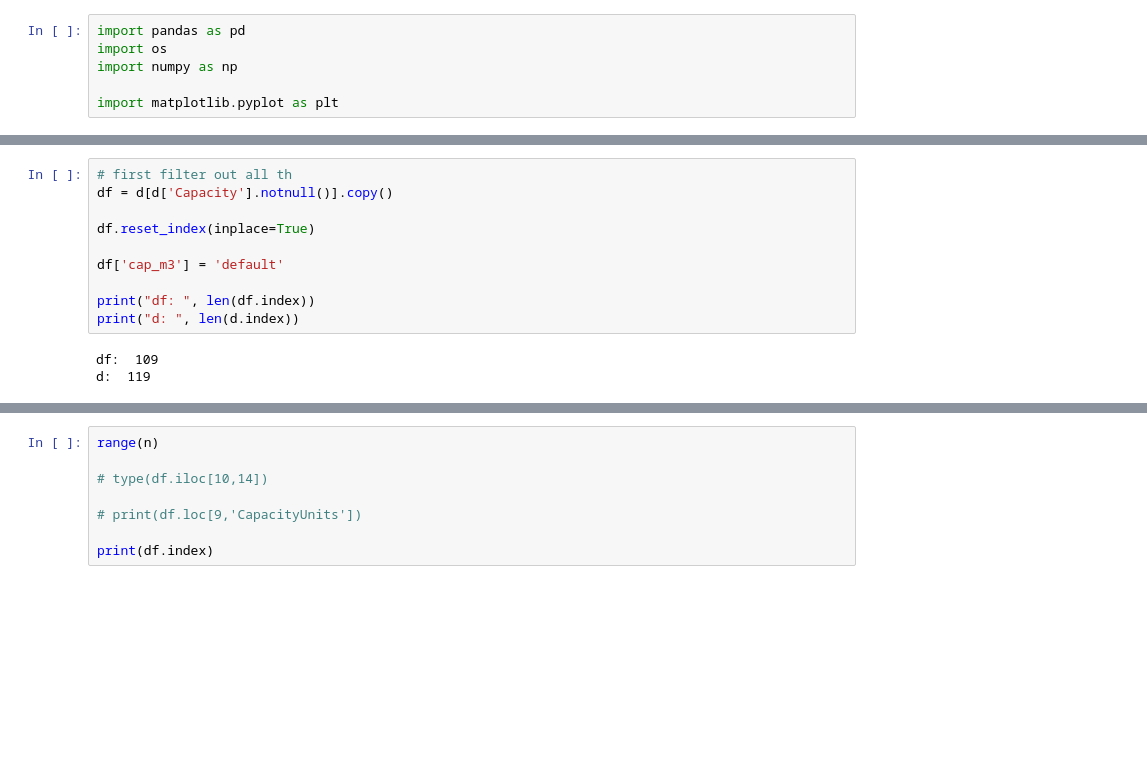
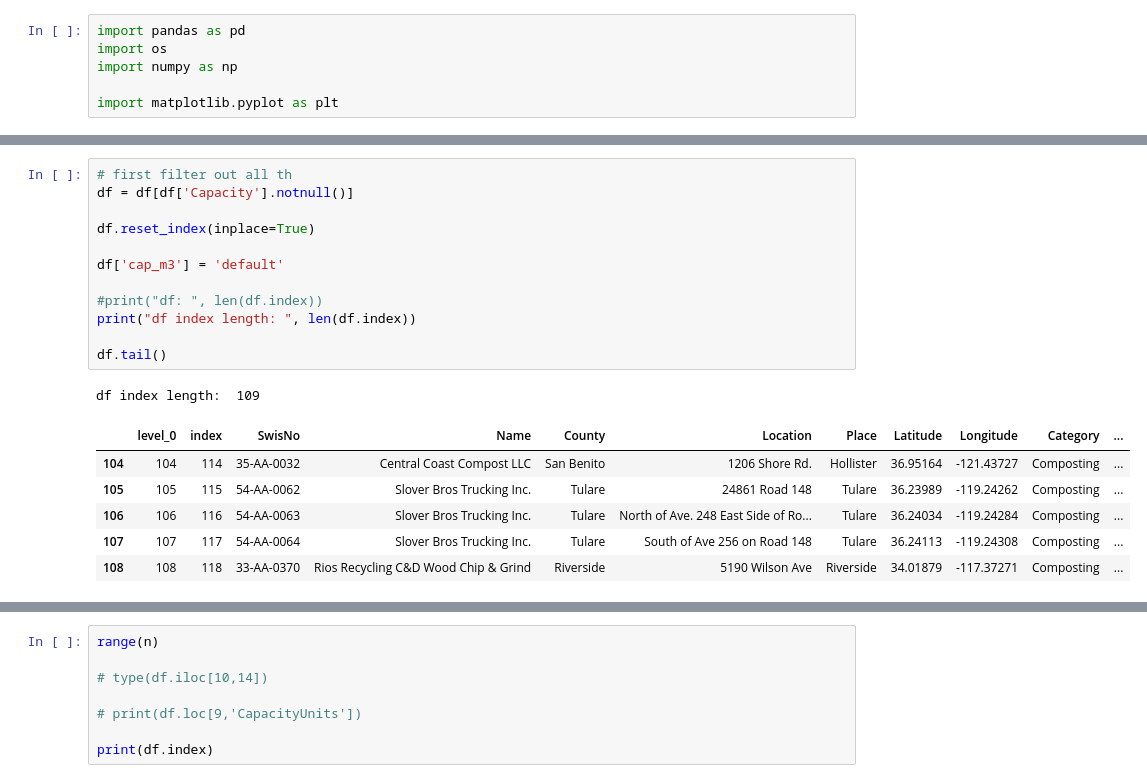
Before and after one commit to anayahall/grapevine, a Jupyter notebook: scripts/capunits.ipynb, the cells around one changed output, grey strips where cells are left out. Cells and saved outputs as stored; diff of their text form; blank space fills up the shorter version.

```diff
--- a/scripts/capunits.ipynb
+++ b/scripts/capunits.ipynb
@@ -51,16 +97,23 @@ Name: CapacityUnits, dtype: int64
 # %%
 # first filter out all th
-df = d[d['Capacity'].notnull()].copy()
+df = df[df['Capacity'].notnull()]
 
 df.reset_index(inplace=True)
 
 df['cap_m3'] = 'default'
 
-print("df: ", len(df.index))
-print("d: ", len(d.index))
+#print("df: ", len(df.index))
+print("df index length: ", len(df.index))
+
+df.tail()
 # %% [output]
-df:  109
-d:  119
+df index length:  109
+|  | level_0 | index | SwisNo | Name | County | Location | Place | Latitude | Longitude | Category | ... |
+| 104 | 104 | 114 | 35-AA-0032 | Central Coast Compost LLC | San Benito | 1206 Shore Rd. | Hollister | 36.95164 | -121.43727 | Composting | ... |
+| 105 | 105 | 115 | 54-AA-0062 | Slover Bros Trucking Inc. | Tulare | 24861 Road 148 | Tulare | 36.23989 | -119.24262 | Composting | ... |
+| 106 | 106 | 116 | 54-AA-0063 | Slover Bros Trucking Inc. | Tulare | North of Ave. 248 East Side of Ro... | Tulare | 36.24034 | -119.24284 | Composting | ... |
+| 107 | 107 | 117 | 54-AA-0064 | Slover Bros Trucking Inc. | Tulare | South of Ave 256 on Road 148 | Tulare | 36.24113 | -119.24308 | Composting | ... |
+| 108 | 108 | 118 | 33-AA-0370 | Rios Recycling C&D Wood Chip & Grind | Riverside | 5190 Wilson Ave | Riverside | 34.01879 | -117.37271 | Composting | ... |
 # %%
 # write function to convert all capacity units into cubic meters/month!
 
```
Also changed, not shown: parts of 7 cells of this notebook.
